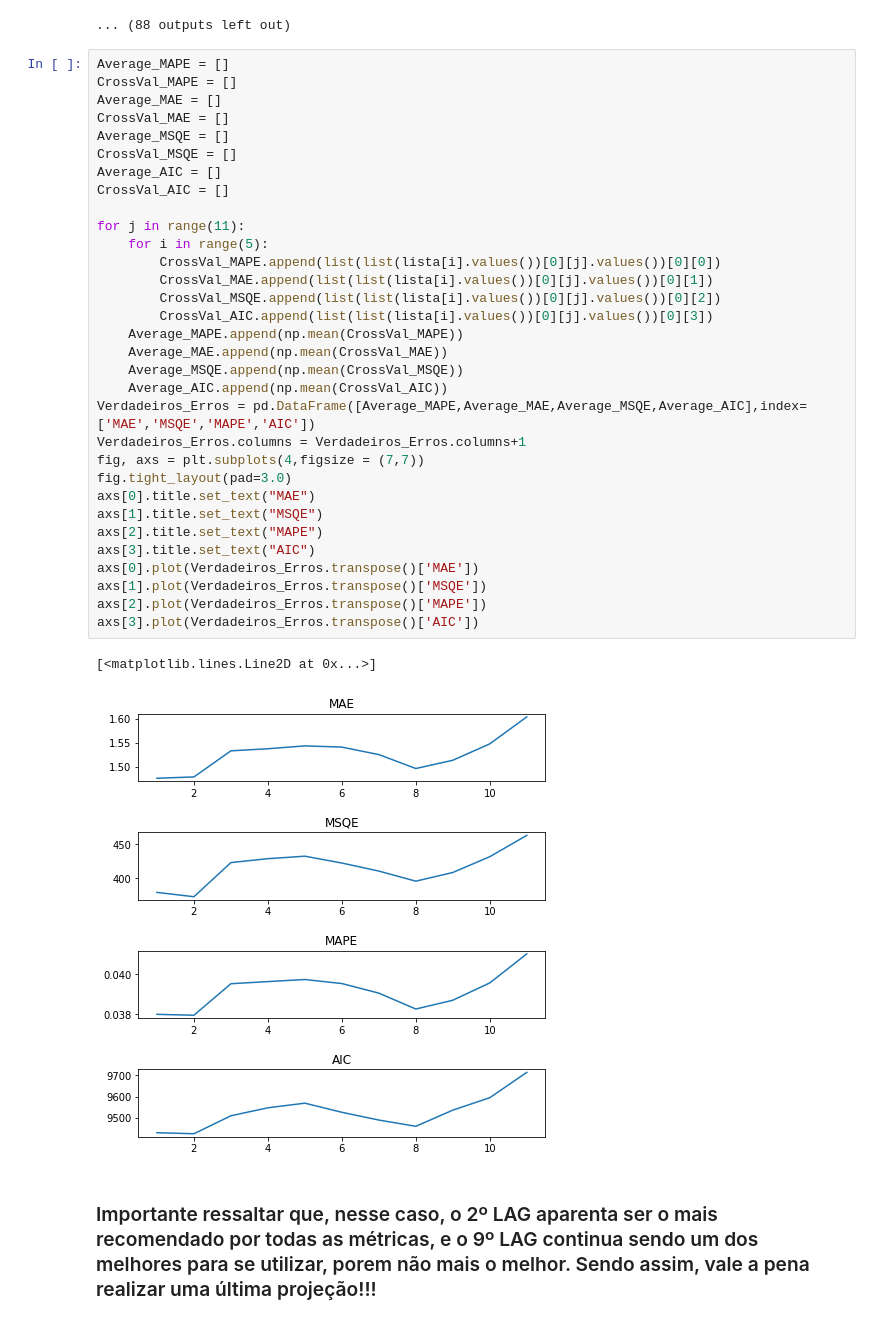
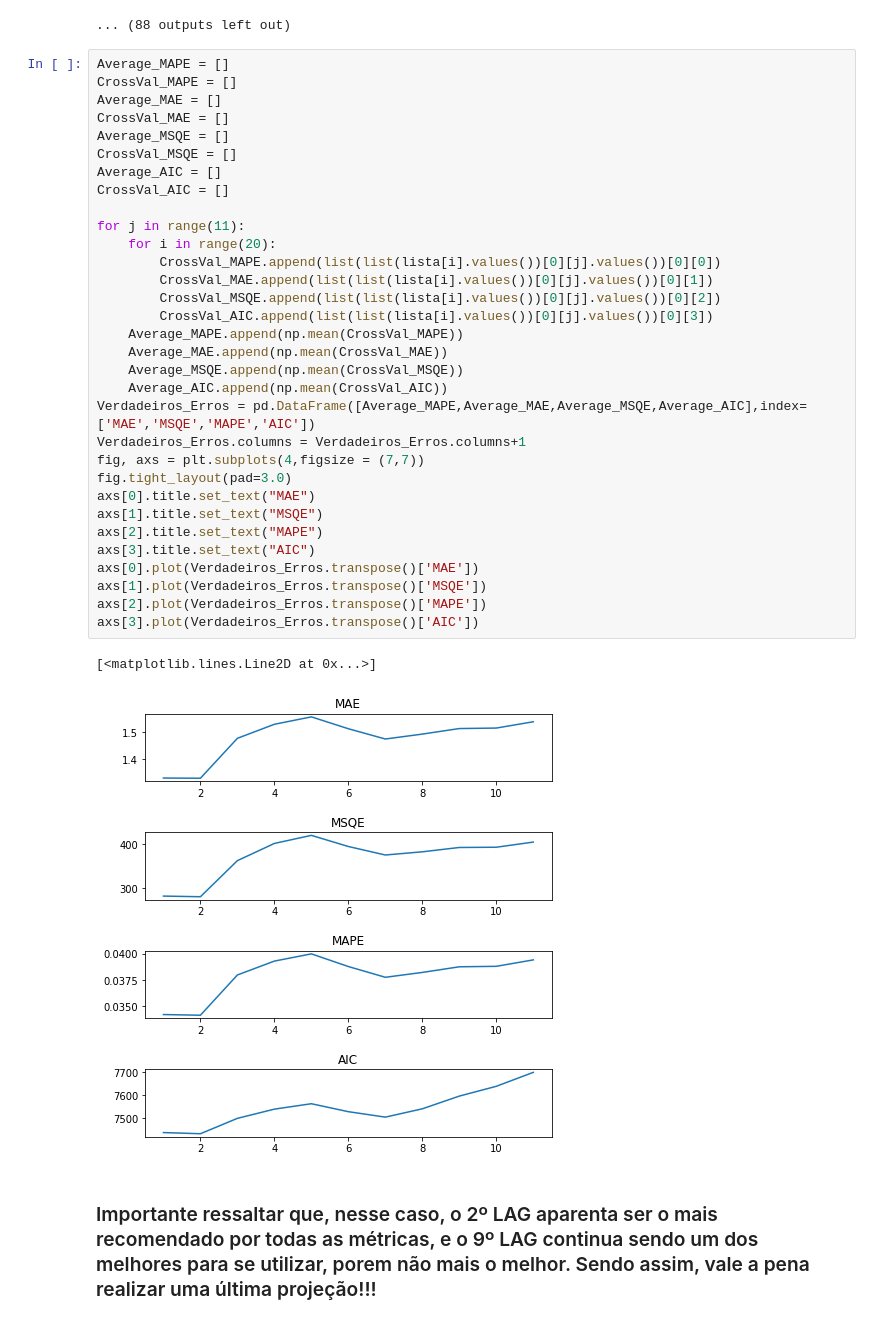
Before and after one commit to Ysgramor500/DataScienceInsper, a Jupyter notebook: Time_Series_VAR-Insper.ipynb, the cells around one changed output. Drawn from its saved outputs; the diff is of its cells as text.

```diff
--- a/Time_Series_VAR-Insper.ipynb
+++ b/Time_Series_VAR-Insper.ipynb
@@ -604,35 +604,35 @@ CrossVal_MAPE = []
 Average_MAE = []
 CrossVal_MAE = []
 Average_MSQE = []
 CrossVal_MSQE = []
 Average_AIC = []
 CrossVal_AIC = []
 
 for j in range(11):
-    for i in range(5):
+    for i in range(20):
         CrossVal_MAPE.append(list(list(lista[i].values())[0][j].values())[0][0])
         CrossVal_MAE.append(list(list(lista[i].values())[0][j].values())[0][1])
         CrossVal_MSQE.append(list(list(lista[i].values())[0][j].values())[0][2])
         CrossVal_AIC.append(list(list(lista[i].values())[0][j].values())[0][3])
     Average_MAPE.append(np.mean(CrossVal_MAPE))
     Average_MAE.append(np.mean(CrossVal_MAE))
     Average_MSQE.append(np.mean(CrossVal_MSQE))
     Average_AIC.append(np.mean(CrossVal_AIC))
 Verdadeiros_Erros = pd.DataFrame([Average_MAPE,Average_MAE,Average_MSQE,Average_AIC],index=['MAE','MSQE','MAPE','AIC'])
 Verdadeiros_Erros.columns = Verdadeiros_Erros.columns+1
 fig, axs = plt.subplots(4,figsize = (7,7))
 fig.tight_layout(pad=3.0)
 axs[0].title.set_text("MAE")
 axs[1].title.set_text("MSQE")
 axs[2].title.set_text("MAPE")
 axs[3].title.set_text("AIC")
 axs[0].plot(Verdadeiros_Erros.transpose()['MAE'])
 axs[1].plot(Verdadeiros_Erros.transpose()['MSQE'])
 axs[2].plot(Verdadeiros_Erros.transpose()['MAPE'])
 axs[3].plot(Verdadeiros_Erros.transpose()['AIC'])
 # %% [output]
 [<matplotlib.lines.Line2D at 0x...>]
-[figure, old version]
+[figure, new version]
 # %% [markdown]
 ### Importante ressaltar que, nesse caso, o 2º LAG aparenta ser o mais recomendado por todas as métricas, e o 9º LAG continua sendo um dos melhores para se utilizar, porem não mais o melhor. Sendo assim, vale a pena realizar uma última projeção!!!
 # %% [markdown]
```
Also changed, not shown: parts of 6 cells of this notebook, 2 other files.
